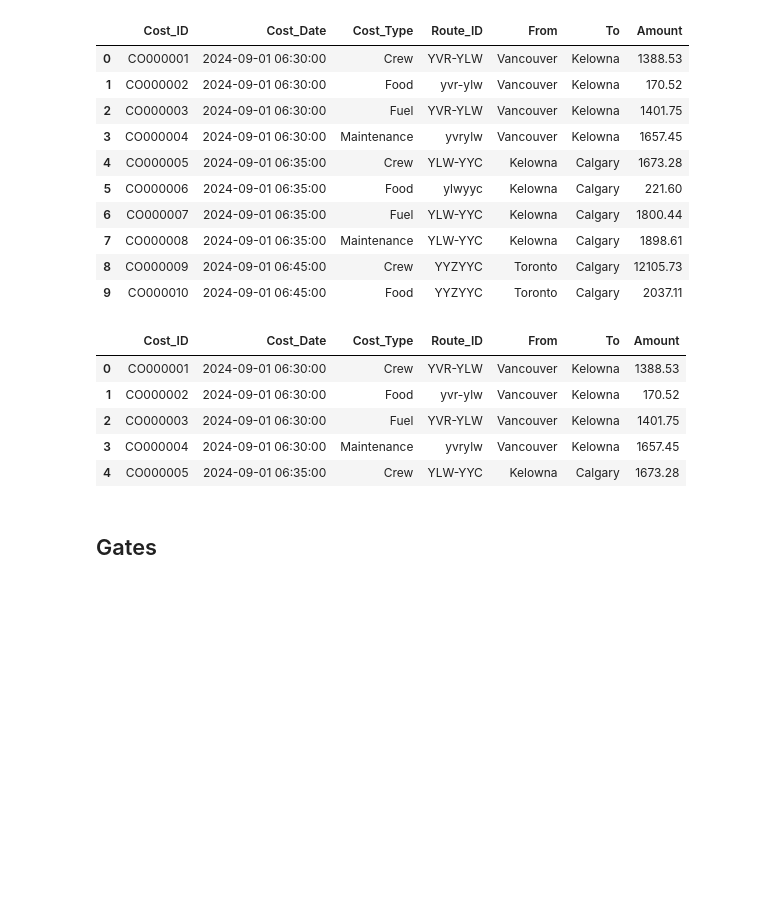
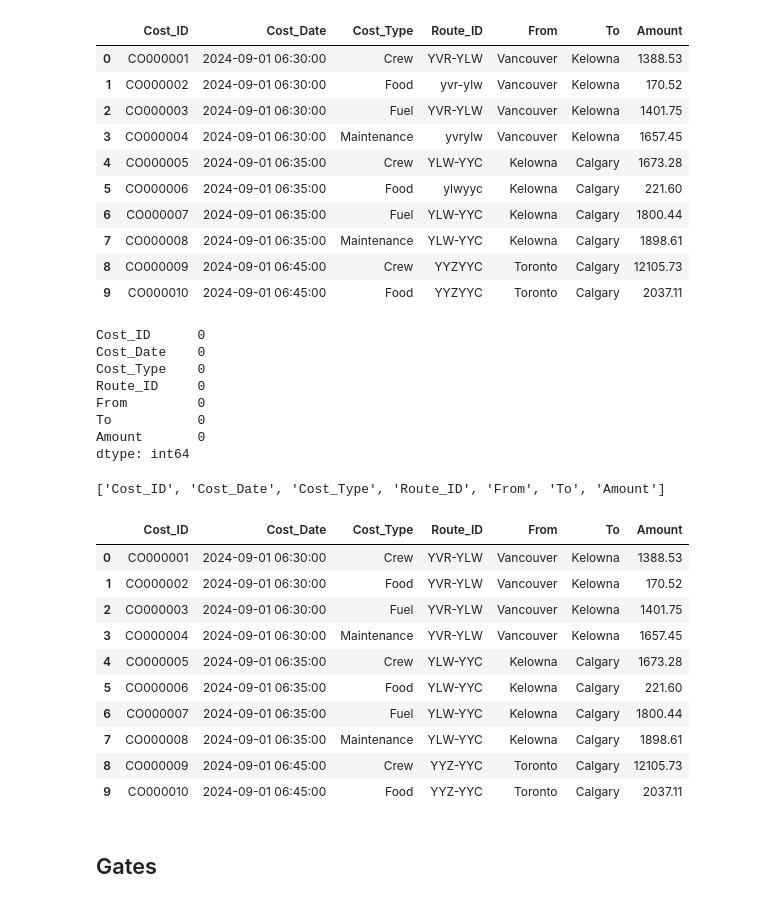
Before and after one commit to noahhynds/first-byte-2026, a Jupyter notebook: notebooks/01_clean_data.ipynb, the cells around one changed output. Drawn from its saved outputs; the diff is of its cells as text; code cells hidden in the pictures; blank space fills up the shorter version.

```diff
--- a/notebooks/01_clean_data.ipynb
+++ b/notebooks/01_clean_data.ipynb
@@ -30,15 +30,40 @@ costs.head(10)
 # %%
 # costs.info()
 # costs.shape
-# costs.isna().sum()
+costs.isna().sum()
 # costs.duplicated().sum()
 # %% [output]
-|  | Cost_ID | Cost_Date | Cost_Type | Route_ID | From | To | Amount |
-| 0 | CO000001 | 2024-09-01 06:30:00 | Crew | YVR-YLW | Vancouver | Kelowna | 1388.53 |
-| 1 | CO000002 | 2024-09-01 06:30:00 | Food | yvr-ylw | Vancouver | Kelowna | 170.52 |
-| 2 | CO000003 | 2024-09-01 06:30:00 | Fuel | YVR-YLW | Vancouver | Kelowna | 1401.75 |
-| 3 | CO000004 | 2024-09-01 06:30:00 | Maintenance | yvrylw | Vancouver | Kelowna | 1657.45 |
-| 4 | CO000005 | 2024-09-01 06:35:00 | Crew | YLW-YYC | Kelowna | Calgary | 1673.28 |
+Cost_ID      0
+Cost_Date    0
+Cost_Type    0
+Route_ID     0
+From         0
+To           0
+Amount       0
+dtype: int64
+# %%
+costs.columns.tolist()
+# %% [output]
+['Cost_ID', 'Cost_Date', 'Cost_Type', 'Route_ID', 'From', 'To', 'Amount']
+# %%
+# change route_id to UPPER-UPPER (FROM-TO)
+
+costs["Route_ID"] = (costs["Route_ID"].str.upper().str.replace("-", "", regex=False).str.replace(r"^([A-Z]{3})([A-Z]{3})$", r"\1-\2", regex=True)
+)
+# %%
+costs.head(10)
+# %% [output]
+|  | Cost_ID | Cost_Date | Cost_Type | Route_ID | From | To | Amount |
+| 0 | CO000001 | 2024-09-01 06:30:00 | Crew | YVR-YLW | Vancouver | Kelowna | 1388.53 |
+| 1 | CO000002 | 2024-09-01 06:30:00 | Food | YVR-YLW | Vancouver | Kelowna | 170.52 |
+| 2 | CO000003 | 2024-09-01 06:30:00 | Fuel | YVR-YLW | Vancouver | Kelowna | 1401.75 |
+| 3 | CO000004 | 2024-09-01 06:30:00 | Maintenance | YVR-YLW | Vancouver | Kelowna | 1657.45 |
+| 4 | CO000005 | 2024-09-01 06:35:00 | Crew | YLW-YYC | Kelowna | Calgary | 1673.28 |
+| 5 | CO000006 | 2024-09-01 06:35:00 | Food | YLW-YYC | Kelowna | Calgary | 221.60 |
+| 6 | CO000007 | 2024-09-01 06:35:00 | Fuel | YLW-YYC | Kelowna | Calgary | 1800.44 |
+| 7 | CO000008 | 2024-09-01 06:35:00 | Maintenance | YLW-YYC | Kelowna | Calgary | 1898.61 |
+| 8 | CO000009 | 2024-09-01 06:45:00 | Crew | YYZ-YYC | Toronto | Calgary | 12105.73 |
+| 9 | CO000010 | 2024-09-01 06:45:00 | Food | YYZ-YYC | Toronto | Calgary | 2037.11 |
 # %% [markdown]
 ## Gates
 # %%
```
Also changed, not shown: parts of 6 cells of this notebook.
